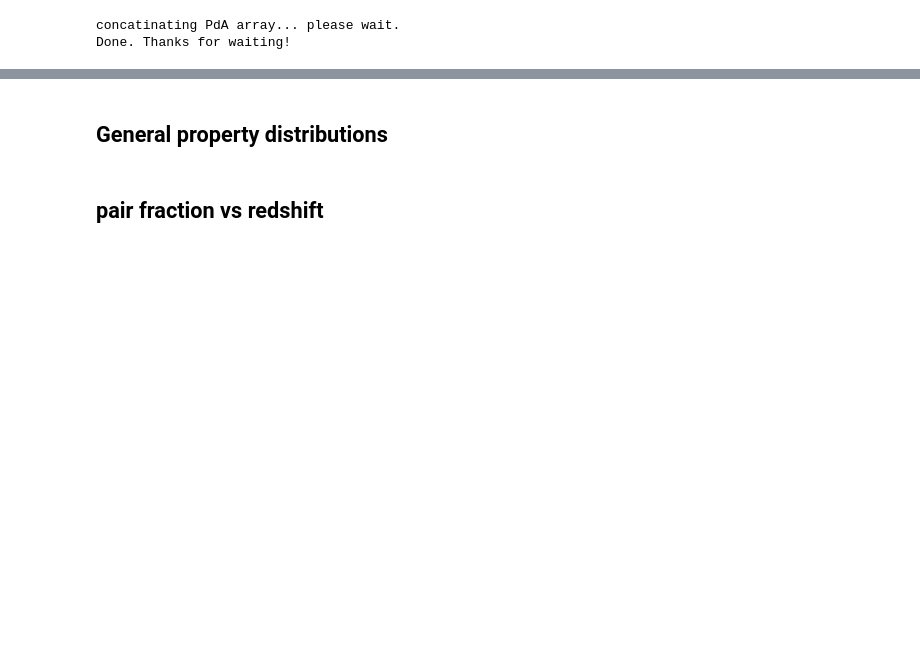
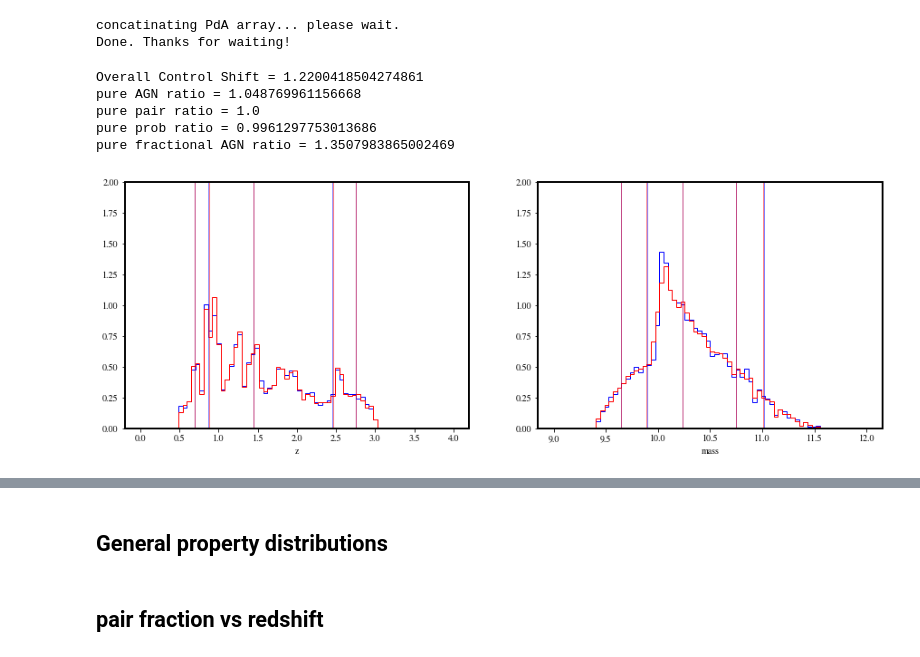
Before and after one commit to sldough21/pair-conv-misc, a Jupyter notebook: pam_analysis.ipynb, the cells around one changed output, grey strips where cells are left out. Cells and saved outputs as stored; diff of their text form; code cells hidden in the pictures; blank space fills up the shorter version.

```diff
--- a/pam_analysis.ipynb
+++ b/pam_analysis.ipynb
@@ -341,0 +634,71 @@ Done. Thanks for waiting!
+# %%
+### ~~~ DIAGNOSTIC TEST ~~~ ###
+# force cdf = rdf
+# combine the dataframes
+rdf = pd.concat(dfs).reset_index(drop=True)
+cdf = pd.DataFrame(np.repeat(rdf.values, 3, axis=0), columns=rdf.columns)
+cdf['P_ID1'] = cdf['prime_ID']
+cdf['P_ID2'] = cdf['partner_ID']
+cdf['Cp'] = cdf['pair_prob']
+cdf['Pp'] = cdf['pair_prob']
+cdf = cdf.rename( columns={'prime_ID':'ID1', 'partner_ID':'ID2',
+                           'prime_M':'MASS1', 'partner_M':'MASS2',
+                           'prime_z':'z1', 'partner_z':'z2',
+                           'prime_env':'ENV1', 'partner_env':'ENV2',
+                           'prime_LX':'LX1', 'partner_LX':'LX2',
+                           'prime_IR_AGN_DON':'IR_AGN_DON1', 'partner_IR_AGN_DON':'IR_AGN_DON2'} )
+
+cdf.loc[ cdf['LX1'] < 0, 'LX1' ] = -99
+cdf.loc[ cdf['LX2'] < 0, 'LX2' ] = -99
+cdf['LX1'] = cdf['LX1'].astype(float)
+cdf['LX2'] = cdf['LX2'].astype(float)
+cdf['Cp'] = cdf['Cp'].astype(float)
+cdf['Pp'] = cdf['Pp'].astype(float)
+# %%
+### ~~~ DIAGNOSTIC TEST ~~~ ###
+# comparing total AGN count in rdf and cdf
+# for all galaxies (with duplicates)
+P_AGN = np.sum(rdf['allLX'])
+P_pairs = len(rdf)
+P_prob = np.sum(rdf['pair_prob'])
+# P_pAGN = np.sum(rdf['allLX'] * rdf['pair_prob'])
+P_pAGN = np.sum(rdf['X_2'] * rdf['pair_prob']) # to test if prime or partner biased more... #prime bias ~15% vs ~35% for partners
+C_AGN = np.sum(cdf['allLX'])
+C_pairs = len(cdf)
+C_prob = np.sum(cdf['Cp'])
+# C_pAGN = np.sum(cdf['allLX'] * cdf['Cp'])
+C_pAGN = np.sum(cdf['X_2'] * cdf['Cp'])
+
+CtP_AGN = C_AGN/P_AGN
+CtP_pairs = C_pairs/P_pairs
+CtP_prob = C_prob/P_prob
+CtP_pAGN = C_pAGN/P_pAGN
+
+# compute total AGN bias
+results = bin_analysis(rdf, cdf, PdA_arr, 5, 100, 10, 0.5, 3, ### is low LX not complete out further?
+                          0, np.log10(4), ['COSMOS'], 'allLX', print_spexcess=False)
+P_frac = results[1]
+C_frac = results[4]
+bias_CtP = C_frac/P_frac
+
+print('Overall Control Shift = {}'.format(bias_CtP))
+print('pure AGN ratio = {}'.format(CtP_AGN/3))
+print('pure pair ratio = {}'.format(CtP_pairs/3))
+print('pure prob ratio = {}'.format(CtP_prob/3))
+print('pure fractional AGN ratio = {}'.format(CtP_pAGN/3))
+# %% [output]
+Overall Control Shift = 1.2200418504274861
+pure AGN ratio = 1.048769961156668
+pure pair ratio = 1.0
+pure prob ratio = 0.9961297753013686
+pure fractional AGN ratio = 1.3507983865002469
+# %%
+### ~~~ DIAGNOSTIC TEST ~~~ ###
+# LX AGN are recieving larger weights in the control group...
+# test that it isn't a bias in mass or redshift
+# plot distributions and return percentiles
+# compute total AGN bias
+results = bin_analysis(rdf, cdf, PdA_arr, 5, 100, 10, 0.5, 3, ### is low LX not complete out further?
+                          0, np.log10(4), ['COSMOS'], 'allLX', print_spexcess=False, plot_param=['z','mass'])
+# %% [output]
+[figure, added]
```
Also changed, not shown: parts of 112 cells of this notebook, 1 other file.
